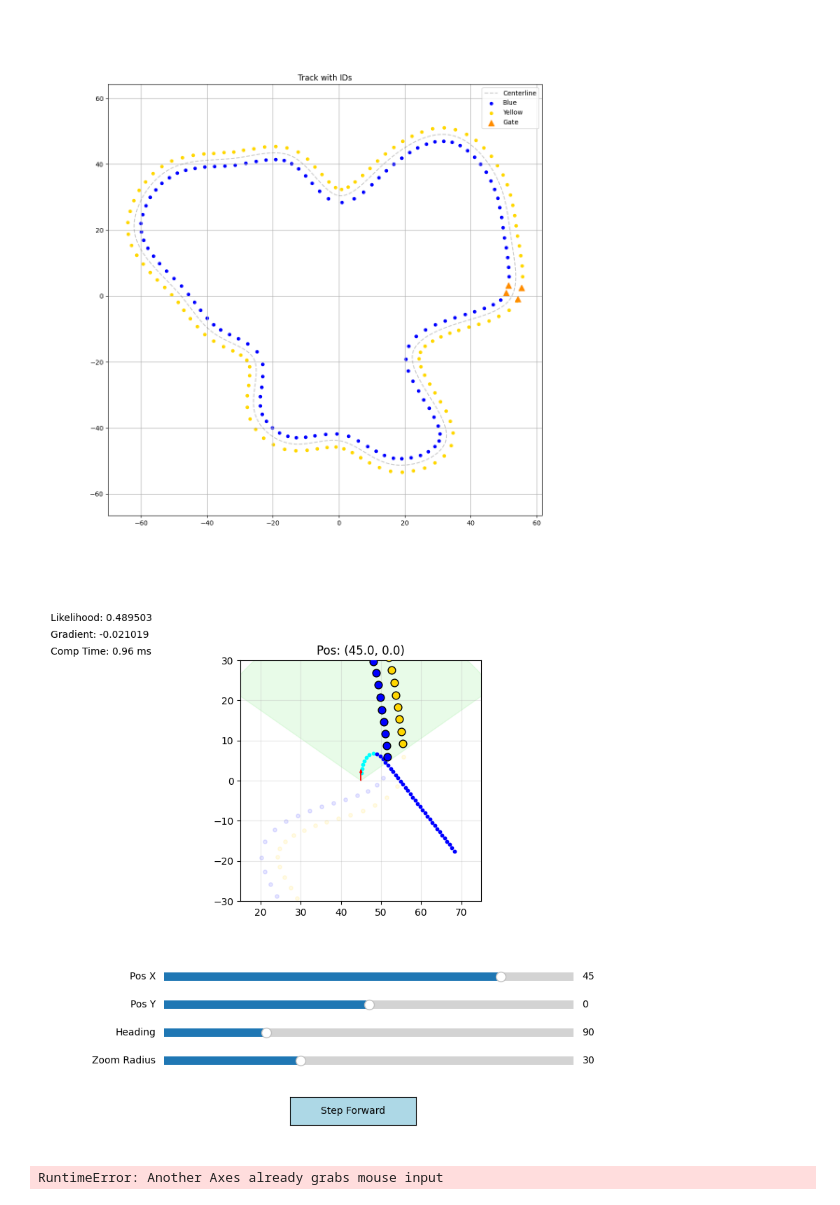
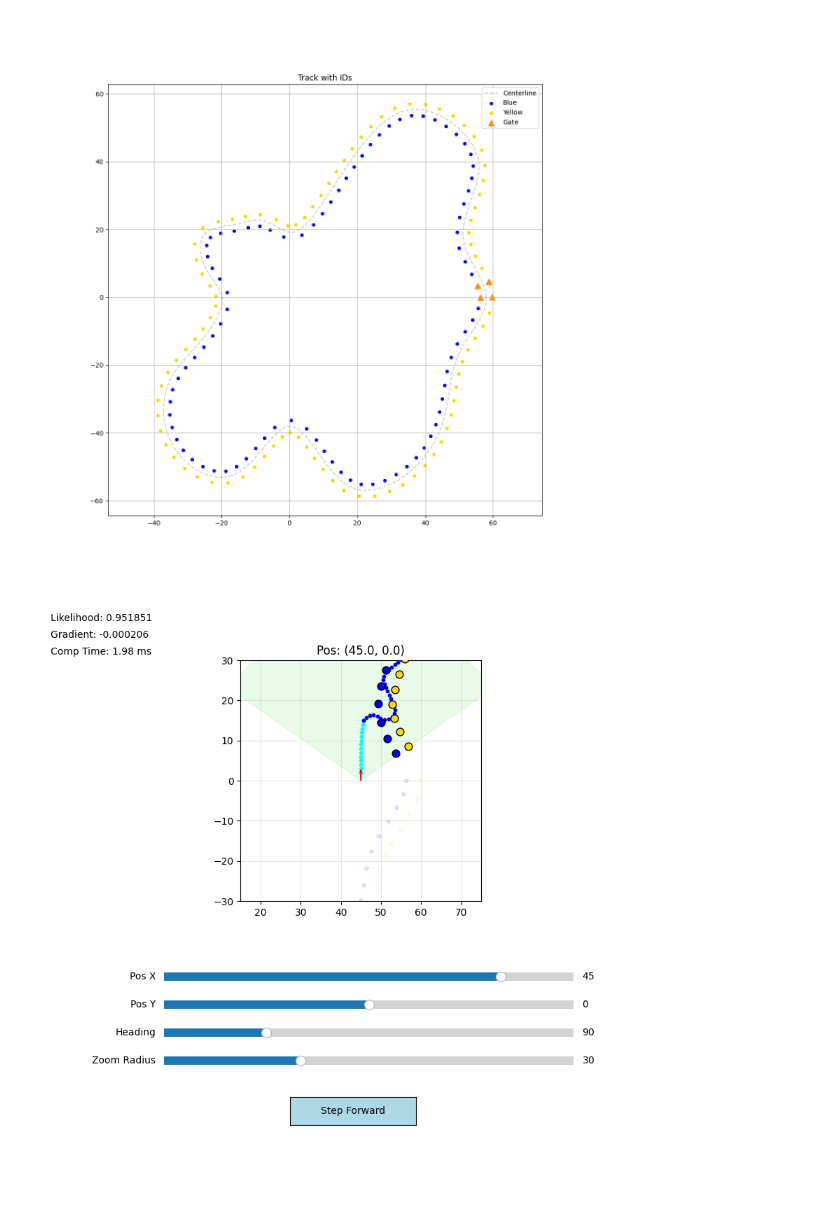
Before and after one commit to weichang0307/FSGPathPlan, a Jupyter notebook: test.ipynb, the cells around one changed output. Drawn from its saved outputs; the diff is of its cells as text; code cells hidden in the pictures.

```diff
--- a/test.ipynb
+++ b/test.ipynb
@@ -4,12 +4,20 @@ import pandas as pd
 import Yaw_optimizer
 %matplotlib widget
 # %%
-map = FSTrackGenerator()
-df = pd.read_csv('tracks/fs_track_7.csv')
-map.load_from_dataframe(df)
+# map = FSTrackGenerator()
+# df = pd.read_csv('tracks/fs_track_7.csv')
+# map.load_from_dataframe(df)
+map = FSTrackGenerator(
+    track_width=3.5,       # 3m minimum, usually 3.5-4m
+    cone_spacing=4,      # Max 5m allowed
+    num_control_points=20,
+    randomness=0.6,
+    min_turn_radius=3    # Enforce 3.5m radius safety margin (Rule is 3m)
+)
+map.generate()
 map.plot()
 # %% [output]
-[figure, old version]
+[figure, new version]
 # %%
 
 import matplotlib.pyplot as plt
@@ -72,8 +80,12 @@ except NameError:
 
 FOV_ANGLE = 110
 MAX_RANGE = 40
-CONE_DRIFT = 0.3
+CONE_DRIFT = 0.4
+CONE_DROP_PROB = 0.2
+CONE_DRIFT = 0.2
 CONE_DROP_PROB = 0.1
+CONE_DRIFT = 0
+CONE_DROP_PROB = 0
 
 # Global variable to store the next calculated target
 next_step_target = None
@@ -167,12 +179,12 @@ def update(val):
 
     sim_path.pop(0) # Remove starting point to avoid overlap
 
-    path_x = [p[0] for i, p in enumerate(sim_path) if sim_probs[i] > 0.005]
-    path_y = [p[1] for i, p in enumerate(sim_path) if sim_probs[i] > 0.005]
+    path_x = [p[0] for i, p in enumerate(sim_path) if sim_probs[i] > 1e-6]
+    path_y = [p[1] for i, p in enumerate(sim_path) if sim_probs[i] > 1e-6]
     ax.scatter(path_x, path_y, c='cyan', s=10, zorder=4)
 
-    path_x_low_conf = [p[0] for i, p in enumerate(sim_path) if sim_probs[i] <= 0.005]
-    path_y_low_conf = [p[1] for i, p in enumerate(sim_path) if sim_probs[i] <= 0.005]
+    path_x_low_conf = [p[0] for i, p in enumerate(sim_path) if sim_probs[i] <= 1e-3]
+    path_y_low_conf = [p[1] for i, p in enumerate(sim_path) if sim_probs[i] <= 1e-3]
     ax.scatter(path_x_low_conf, path_y_low_conf, c='blue', s=10, zorder=4)
 
     # --- STORE NEXT STEP FOR BUTTON ---
@@ -189,7 +201,7 @@ def update(val):
         car_yaw=yaw_rad,
         cones=[obj.Cone(x=row['x'], y=row['y'], color=row['color']) for _, row in visible_df.iterrows()]
     )
-    prob = yawOptimizer.cal_prob()
+    prob = yawOptimizer.cal_prob(adjust=True)
     prob_text.set_text(f"Likelihood: {prob:.6f}")
 
     grad = yawOptimizer.cal_gradient()
@@ -231,5 +243,4 @@ btn_step.on_clicked(step_forward) # <--- Attach Button
 update(0)
 plt.show()
 # %% [output]
-[figure, old version]
+[figure, new version]
-RuntimeError: Another Axes already grabs mouse input
```
Also changed, not shown: 3 other files.
